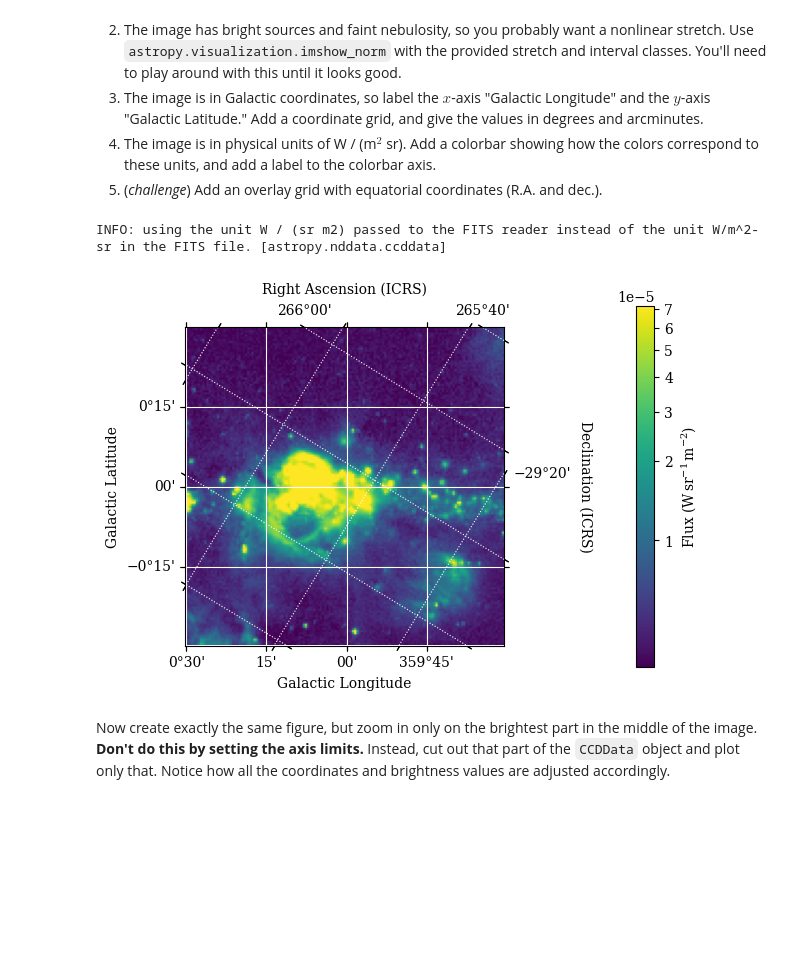
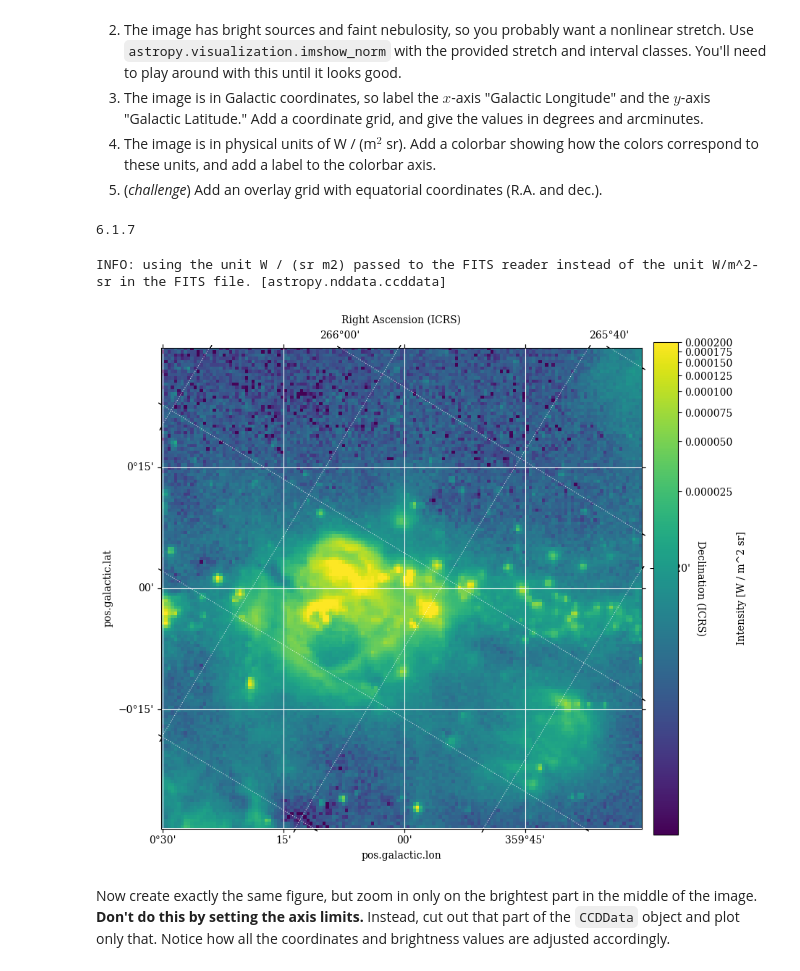
Before and after one commit to ASTR154/data-visualization, a Jupyter notebook: data-visualization.ipynb, the cells around one changed output. Cells and saved outputs as stored; diff of their text form; code cells hidden in the pictures; blank space fills up the shorter version.

```diff
--- a/data-visualization.ipynb
+++ b/data-visualization.ipynb
@@ -27,26 +30,56 @@ from astropy import visualization as viz
+# %%
+import astropy
+print(astropy.__version__)
+# %% [output]
+6.1.7
 # %%
 # get the name of the file from Astropy's data server
 filename = get_pkg_data_filename('galactic_center/gc_msx_e.fits')
 
 # read the file in as a CCDData object; the units are formatted incorrectly in the header
-ccddata = CCDData.read(  # complete
+ccddata = CCDData.read(filename, unit = u.W / (u.m ** 2. * u.sr))
 
 # create a new figure and axis with a WCS projection
+fig = plt.figure(figsize=(10,8))
+ax = fig.add_subplot(projection=ccddata.wcs)
 
 # display the image on that axis with a nice stretch
+interval = viz.PercentileInterval(99.0)
+stretch = viz.LogStretch()
+norm = viz.ImageNormalize(data=ccddata.data, interval=interval, stretch=stretch)
+im = ax.imshow(ccddata.data, origin='lower', cmap='viridis', norm=norm)
+
+
+## image = ccddata
+## im, norm = imshow_norm(image, ax, origin='lower',
+#                       interval=MinMaxInterval(),
+#                       stretch=SqrtStretch())
 
 # format the axes
+plt.xlabel = ('Galactic Longtitude')
+plt.ylabel = ('Galactic Latitude')
 
 # add a color bar
+cbar = fig.colorbar(im, ax=ax, pad=0.02)
+cbar.set_label('Intensity [W / m^2 sr]')
 
 # add the overlay grid
+ax.grid(color='white')
+
+overlay = ax.get_coords_overlay('icrs')
+overlay.grid(color='white', linestyle='dotted', alpha=0.8)
+overlay[0].set_axislabel("Right Ascension (ICRS)")
+overlay[1].set_axislabel("Declination (ICRS)")
 
 # remove padding around axes in figure
+plt.subplots_adjust(left=0.1, right=0.9, top=0.95, bottom=0.1)
 
 # save the results
+plt.savefig('galactic_center_plot.pdf')
+plt.show()
 # %% [output]
 INFO: using the unit W / (sr m2) passed to the FITS reader instead of the unit W/m^2-sr in the FITS file. [astropy.nddata.ccddata]
-[figure, old version]
+[figure, new version]
 # %% [markdown]
 Now create exactly the same figure, but zoom in only on the brightest part in the middle of the image. **Don't do this by setting the axis limits.** Instead, cut out that part of the `CCDData` object and plot only that. Notice how all the coordinates and brightness values are adjusted accordingly.
 # %%
```
Also changed, not shown: parts of 2 cells of this notebook.
